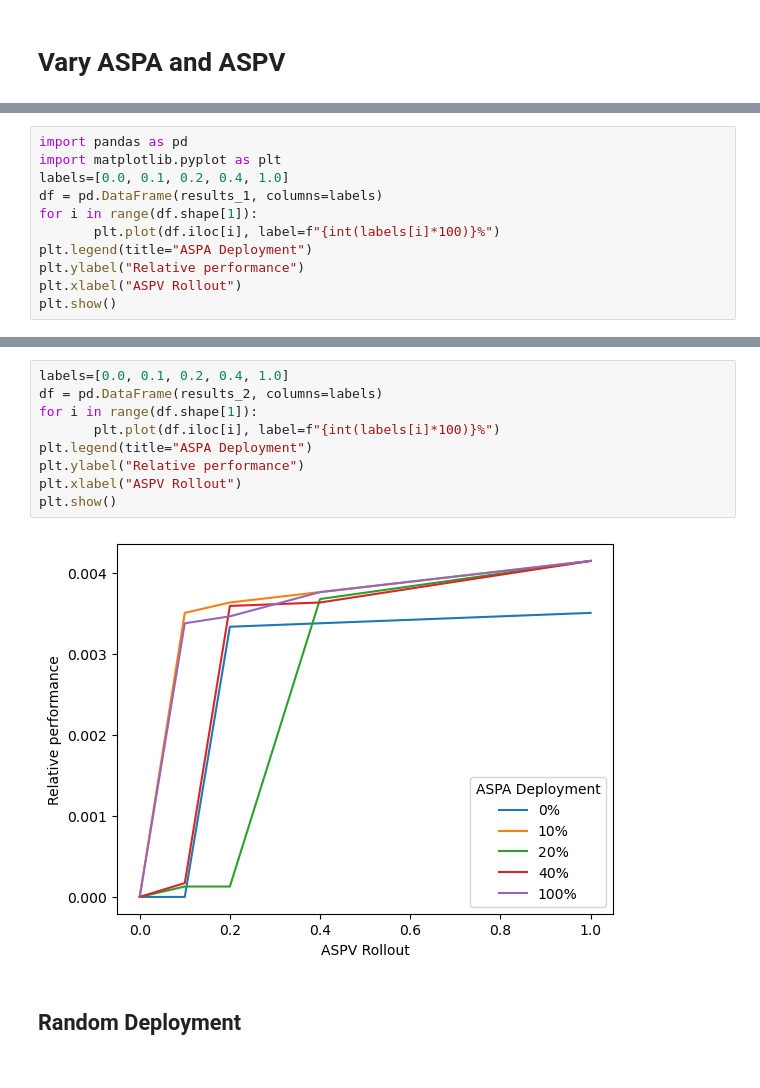
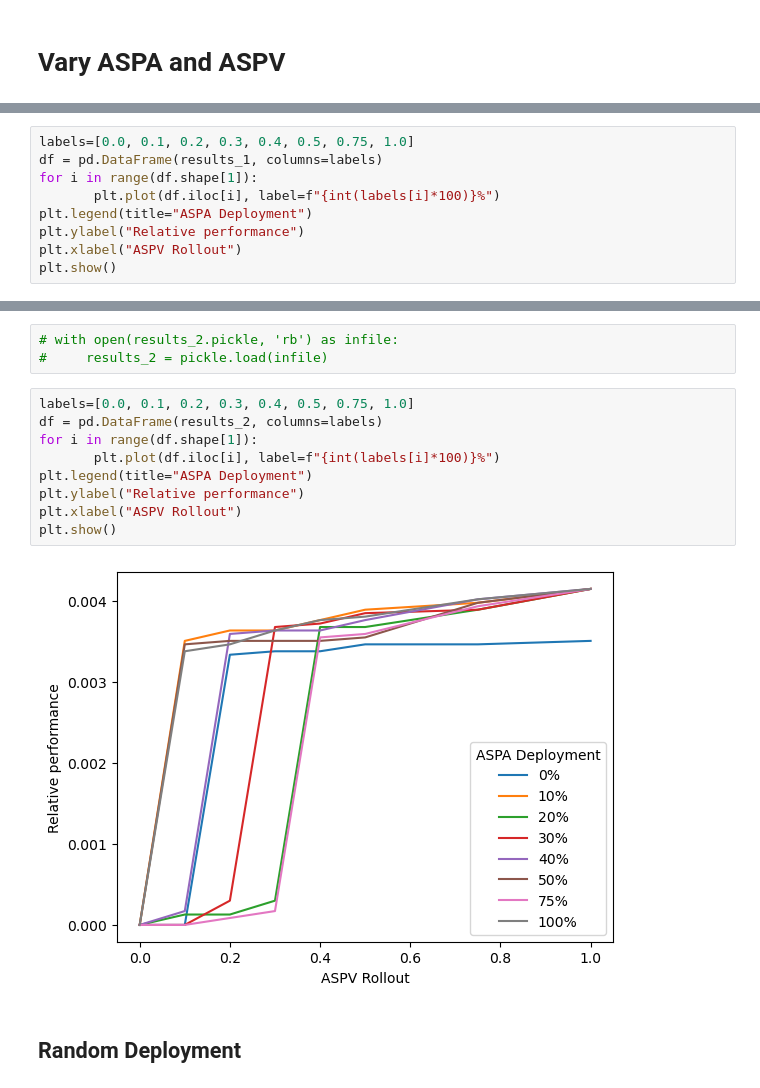
Before and after one commit to TianWong/LOTUS, a Jupyter notebook: controller_workbook.ipynb, the cells around one changed output, grey strips where cells are left out. Drawn from its saved outputs; the diff is of its cells as text.

```diff
--- a/controller_workbook.ipynb
+++ b/controller_workbook.ipynb
@@ -30,7 +47,5 @@ array([[0.        , 0.1375904 , 0.19526625, 0.30725801, 0.63262844],
 # %%
-import pandas as pd
-import matplotlib.pyplot as plt
-labels=[0.0, 0.1, 0.2, 0.4, 1.0]
+labels=[0.0, 0.1, 0.2, 0.3, 0.4, 0.5, 0.75, 1.0]
 df = pd.DataFrame(results_1, columns=labels)
 for i in range(df.shape[1]):
        plt.plot(df.iloc[i], label=f"{int(labels[i]*100)}%")
@@ -53,14 +81,17 @@ array([[0.        , 0.        , 0.00333333, 0.00337607, 0.00350427],
+# %%
+# with open(results_2.pickle, 'rb') as infile:
+#     results_2 = pickle.load(infile)
 # %%
-labels=[0.0, 0.1, 0.2, 0.4, 1.0]
+labels=[0.0, 0.1, 0.2, 0.3, 0.4, 0.5, 0.75, 1.0]
 df = pd.DataFrame(results_2, columns=labels)
 for i in range(df.shape[1]):
        plt.plot(df.iloc[i], label=f"{int(labels[i]*100)}%")
 plt.legend(title="ASPA Deployment")
 plt.ylabel("Relative performance")
 plt.xlabel("ASPV Rollout")
 plt.show()
 # %% [output]
-[figure, old version]
+[figure, new version]
 # %% [markdown]
 ## Random Deployment
 # %%
```
Also changed, not shown: parts of 6 cells of this notebook, 3 other files.
